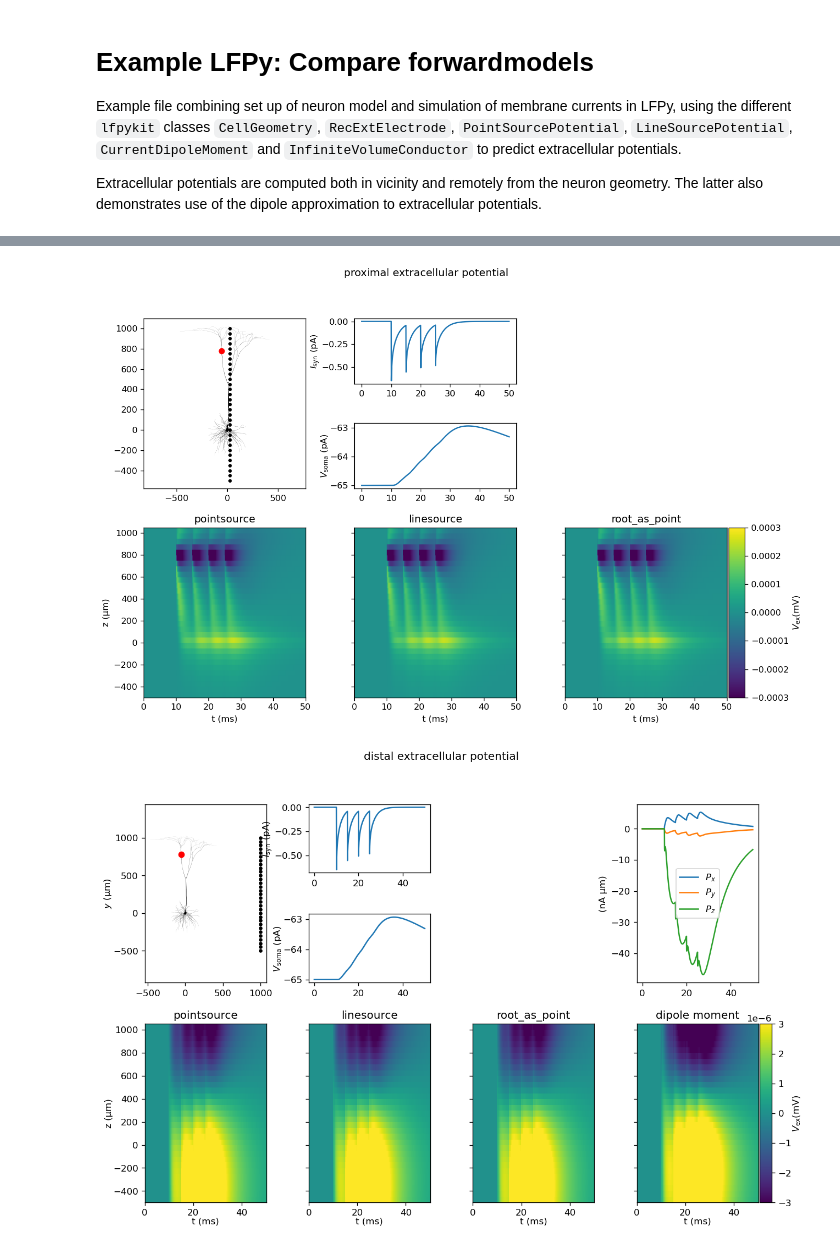
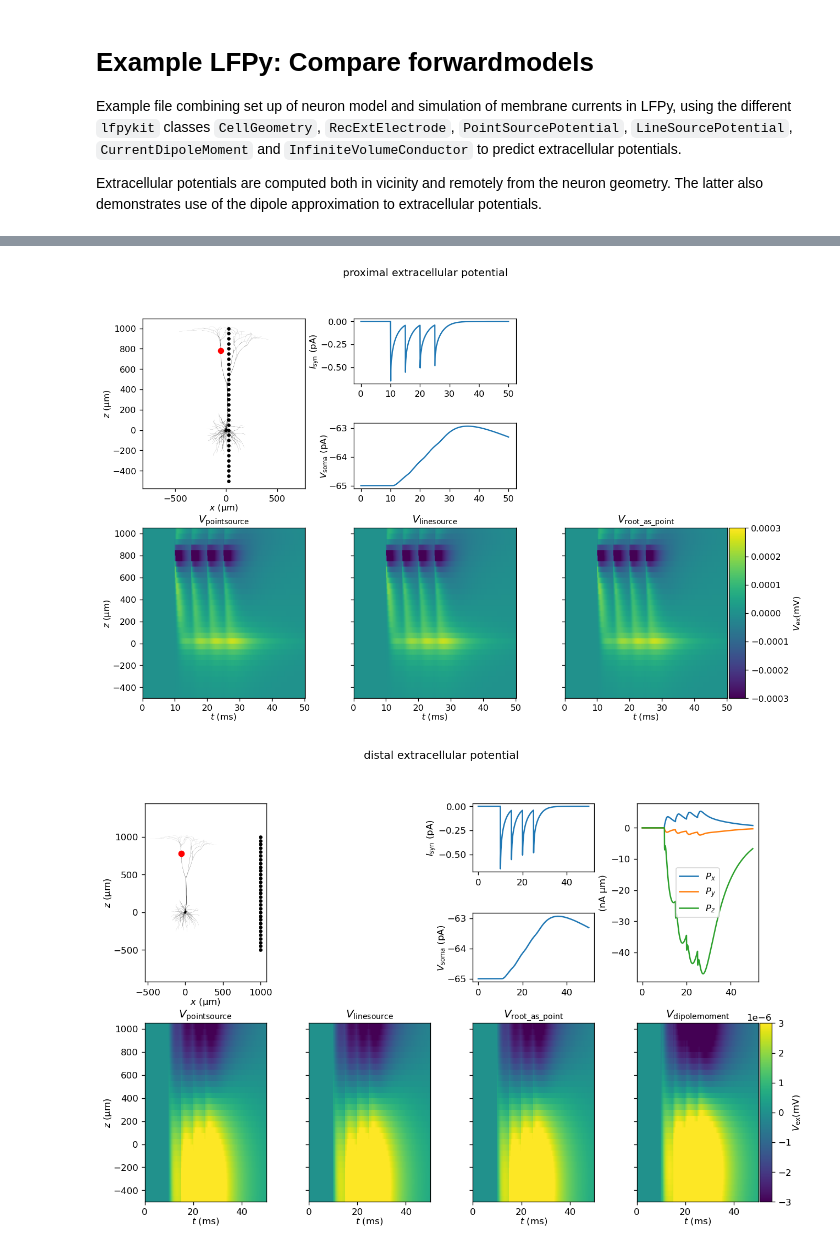
Before and after one commit to LFPy/LFPykit, a Jupyter notebook: example/Example_LFPy_compare_forwardmodels.ipynb, the cells around one changed output, grey strips where cells are left out. Cells and saved outputs as stored; diff of their text form; code cells hidden in the pictures.

```diff
--- a/example/Example_LFPy_compare_forwardmodels.ipynb
+++ b/example/Example_LFPy_compare_forwardmodels.ipynb
@@ -127,10 +120,12 @@ polycol = PolyCollection(zips,
                          facecolors='k')
 ax = fig.add_subplot(gs[:2, 0])
 ax.add_collection(polycol)
-ax.plot(cell_geometry.x[synapse.idx].mean(),
-        cell_geometry.z[synapse.idx].mean(), 'ro')
+ax.plot(cell.x[synapse.idx].mean(),
+        cell.z[synapse.idx].mean(), 'ro')
 ax.plot(ForwardModelParameters['x'], ForwardModelParameters['z'], 'k.')
 ax.axis(ax.axis('equal'))
+ax.set_ylabel('$z$ (µm)', labelpad=0)
+ax.set_xlabel('$x$ (µm)', labelpad=0)
 
 # plot synapse current
 ax = fig.add_subplot(gs[0, 1])
@@ -145,9 +140,9 @@ ax.set_ylabel(r'$V_\mathrm{soma}$ (pA)', labelpad=0)
 # compute extracellular potential for each forward model
 for i, (label, Model) in enumerate(zip(labels, models)):
     if Model is RecExtElectrode:
-        model = Model(cell_geometry, method=label, **ForwardModelParameters)
+        model = Model(cell, method=label, **ForwardModelParameters)
     else:
-        model = Model(cell_geometry, **ForwardModelParameters)
+        model = Model(cell, **ForwardModelParameters)
     M = model.get_transformation_matrix()
     V = M @ cell.imem
 
@@ -157,12 +152,12 @@ for i, (label, Model) in enumerate(zip(labels, models)):
                        np.r_[model.z, model.z[-1] + np.diff(model.z)[-1]],
                        V, vmin=-0.0003, vmax=.0003)
     ax.axis(ax.axis('tight'))
-    ax.set_title(label)
+    ax.set_title(r'$V_\mathrm{' + label.replace('_', '\_') + '}$')
     if i == 0:
-        ax.set_ylabel('z (µm)')
+        ax.set_ylabel('$z$ (µm)', labelpad=0)
     else:
         ax.set_yticklabels([])
-    ax.set_xlabel('t (ms)')
+    ax.set_xlabel('$t$ (ms)', labelpad=0)
 
 cb = colorbar(fig, ax, im)
 cb.set_label(r'$V_\mathrm{ex}$(mV)')
@@ -179,7 +174,7 @@ DistalParameters = {         # parameters for ForwardModel class
     'z': np.linspace(-500, 1000, 31),
 }
 # %% [output]
-[figure, old version]
+[figure, new version]
 # %%
 # create figure object
 fig = plt.figure(figsize=(12, 8), dpi=120)
@@ -198,28 +193,29 @@ polycol = PolyCollection(zips,
 ax = fig.add_subplot(gs[:2, 0])
 ax.plot(DistalParameters['x'], DistalParameters['z'], 'k.', clip_on=False)
 ax.add_collection(polycol)
-ax.plot(cell_geometry.x[synapse.idx].mean(),
-        cell_geometry.z[synapse.idx].mean(), 'ro')
-ax.set_xlim(cell_geometry.x.min(), 1000)
-ax.set_ylabel('$y$ (µm)', labelpad=0)
+ax.plot(cell.x[synapse.idx].mean(),
+        cell.z[synapse.idx].mean(), 'ro')
+ax.set_xlim(cell.x.min(), 1000)
+ax.set_ylabel('$z$ (µm)', labelpad=0)
+ax.set_xlabel('$x$ (µm)', labelpad=0)
 ax.axis(ax.axis('equal'))
 
 # plot synapse current
-ax = fig.add_subplot(gs[0, 1])
+ax = fig.add_subplot(gs[0, 2])
 ax.plot(cell.tvec, synapse.i)
 ax.set_ylabel(r'$I_\mathrm{syn}$ (pA)', labelpad=0)
 
 # plot somatic voltage
-ax = fig.add_subplot(gs[1, 1], sharex=ax)
+ax = fig.add_subplot(gs[1, 2], sharex=ax)
 ax.plot(cell.tvec, cell.somav)
 ax.set_ylabel(r'$V_\mathrm{soma}$ (pA)', labelpad=0)
 
 # compute potential using different volume conductor models
 for i, (label, Model) in enumerate(zip(labels, models)):
     if Model is RecExtElectrode:
-        model = Model(cell_geometry, method=label, **DistalParameters)
+        model = Model(cell, method=label, **DistalParameters)
     else:
-        model = Model(cell_geometry, **DistalParameters)
+        model = Model(cell, **DistalParameters)
 
     # get linear response matrix
     M = model.get_transformation_matrix()
@@ -233,44 +229,44 @@ for i, (label, Model) in enumerate(zip(labels, models)):
                        np.r_[model.z, model.z[-1] + np.diff(model.z)[-1]],
                        V, vmin=-3e-6, vmax=3e-6)
     ax.axis(ax.axis('tight'))
-    ax.set_title(label)
+    ax.set_title(r'$V_\mathrm{' + label.replace('_', '\_') + '}$')
     if i == 0:
-        ax.set_ylabel('z (µm)', labelpad=0)
+        ax.set_ylabel('$z$ (µm)', labelpad=0)
     else:
         ax.set_yticklabels([])
-    ax.set_xlabel('t (ms)', labelpad=0)
+    ax.set_xlabel('$t$ (ms)', labelpad=0)
 
 # compute current dipole moment of transmembrane currents
-cdm = CurrentDipoleMoment(cell=cell_geometry)
+cdm = CurrentDipoleMoment(cell=cell)
 P = cdm.get_transformation_matrix() @ cell.imem
 
 # plot components of current dipole moment
 ax = fig.add_subplot(gs[:2, -1])
 ax.plot(cell.tvec, P.T)
 ax.legend(['$P_x$', '$P_y$', '$P_z$'], loc='best')
 ax.set_ylabel('(nA µm)')
 
 # relative location of dipole vs. root segment
-R = np.c_[DistalParameters['x'] - cell_geometry.x.mean(),
-          DistalParameters['y'] - cell_geometry.y.mean(),
-          DistalParameters['z'] - cell_geometry.z.mean()]
+R = np.c_[DistalParameters['x'] - cell.x.mean(),
+          DistalParameters['y'] - cell.y.mean(),
+          DistalParameters['z'] - cell.z.mean()]
 
 # compute mapping between dipole moment and extracellular potential
 ivc = InfiniteVolumeConductor(sigma=0.3)
 M = ivc.get_transformation_matrix(R)
 
 # compute dipole potential
 V = M @ P
 
 # plot dipole potential
 ax = fig.add_subplot(gs[2:, -1])
 im = ax.pcolormesh(np.r_[cell.tvec, cell.tvec[-1] + cell.dt],
                    np.r_[model.z, model.z[-1] + np.diff(model.z)[-1]],
                    V, vmin=-3e-6, vmax=3e-6)
-ax.set_title('dipole moment')
+ax.set_title(r'$V_\mathrm{' + 'dipole moment' + '}$')
 ax.set_yticklabels([])
-ax.set_xlabel('t (ms)', labelpad=0)
+ax.set_xlabel('$t$ (ms)', labelpad=0)
 cb = colorbar(fig, ax, im)
 cb.set_label(r'$V_\mathrm{ex}$(mV)', labelpad=0)
 # %% [output]
-[figure, old version]
+[figure, new version]
```
Also changed, not shown: parts of 2 cells of this notebook, 2 other files.
